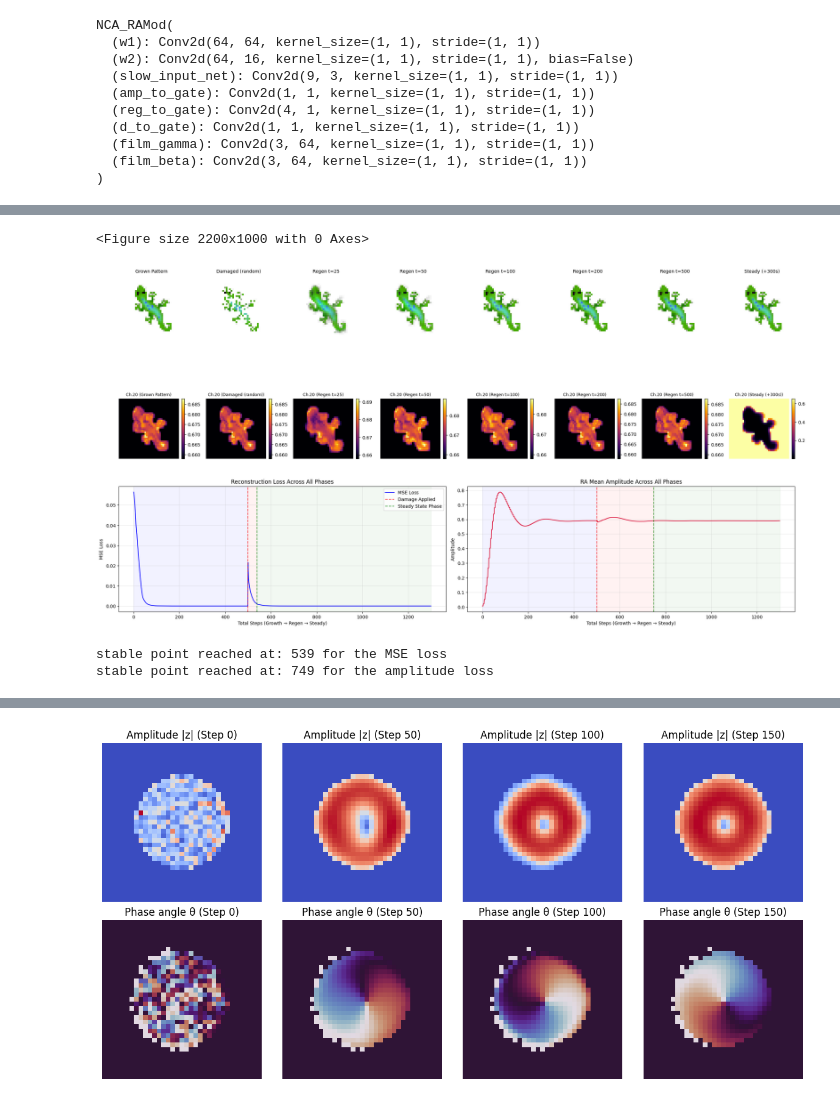
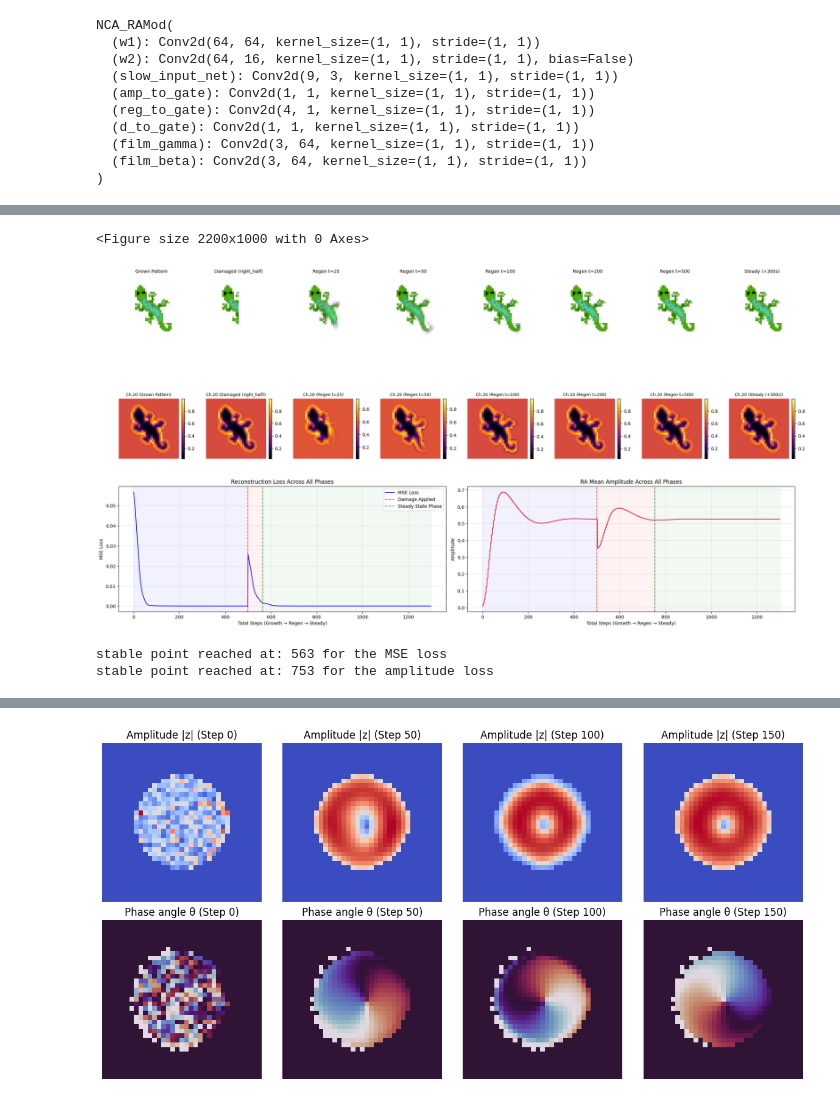
Before and after one commit to lshofsl/Thesis, a Jupyter notebook: NCA_w_RAmod.ipynb, the cells around one changed output, grey strips where cells are left out. Saved outputs shown, nothing was run; the diff lists cells and outputs as text; code cells hidden in the pictures.

```diff
--- a/NCA_w_RAmod.ipynb
+++ b/NCA_w_RAmod.ipynb
@@ -202,7 +202,7 @@ for i in range(TRAINING_ITERS + 1):
 
       current_x = torch.from_numpy(x0_np).to(DEVICE)
 
-    itters = random.randrange(32, 93)
+    itters = random.randrange(64, 94)
     mu_phys_val = torch.nn.functional.softplus(nca.mu).item() + 1e-4
     betar_phys_val = torch.nn.functional.softplus(nca.g0).item() + 1e-4
     target_r = np.sqrt(mu_phys_val / betar_phys_val)
@@ -466,29 +454,3 @@ NCA_RAMod(
   (film_gamma): Conv2d(3, 64, kernel_size=(1, 1), stride=(1, 1))
   (film_beta): Conv2d(3, 64, kernel_size=(1, 1), stride=(1, 1))
 )
-# %%
-omega = nca.omega.item()
-ratios_a, ratios_b = [], []
-
-for i in range(len(pde_steps)):
-    a, b = a_log[i], b_log[i]
-    live = (a.abs() > 1e-6).float()
-    n = live.sum().clamp(min=1)
-
-    Ia = io_log[i]['I_signals'][:, 0:1]
-    Ib = io_log[i]['I_signals'][:, 1:2]
-
-    mean_Ia = (Ia.abs() * live).sum() / n
-    mean_Ib = (Ib.abs() * live).sum() / n
-    mean_wa = (omega * a).abs().mul(live).sum() / n
-    mean_wb = (omega * b).abs().mul(live).sum() / n
-
-    ratios_a.append((mean_Ia / (mean_wa + 1e-8)).item())
-    ratios_b.append((mean_Ib / (mean_wb + 1e-8)).item())
-
-plt.plot(pde_steps, ratios_a, label='|I_a| / |ω·a|')
-plt.plot(pde_steps, ratios_b, label='|I_b| / |ω·b|')
-plt.axhline(1.0, color='gray', linestyle='--', linewidth=0.8, label='equal magnitude')
-plt.xlabel('PDE step (t, every k=4)'); plt.ylabel('ratio')
-plt.legend(); plt.title('Injected input vs. intrinsic rotation magnitude')
-plt.show()
@@ -860,7 +940,7 @@ def visualize_regeneration(nca, seed, base, damage,
             record_metrics(x, amp)
 
     img_grown = x[0, :channels].permute(1, 2, 0).cpu().clip(0, 1).numpy()
-    reg_grown = x[0, 19].cpu()
+    reg_grown = x[0, 20].cpu()
 
     # ------------------------------------------------------------------
     # Phase 2: Apply Damage & Regeneration
@@ -872,7 +952,7 @@ def visualize_regeneration(nca, seed, base, damage,
 
     x = x_damaged
     img_damaged = x[0, :channels].permute(1, 2, 0).cpu().clip(0, 1).numpy()
-    reg_damaged = x[0, 19].cpu()
+    reg_damaged = x[0, 20].cpu()
 
     regen_frames = []
     reg_frames = []
@@ -884,9 +964,9 @@ def visualize_regeneration(nca, seed, base, damage,
             record_metrics(x, amp)
             if t in capture_steps:
                 regen_frames.append(x[0, :channels].permute(1, 2, 0).cpu().clip(0, 1).numpy())
-                regeneration_gate = x[0, 19].cpu().clone()
+                regeneration_gate = x[0, 20].cpu().clone()
                 regeneration_gate = torch.where(regeneration_gate > 0.5, 1.0, 0.0)
-                reg_frames.append(x[0,19].cpu())
+                reg_frames.append(x[0,20].cpu())
 
     # ------------------------------------------------------------------
     # Phase 3: Steady State Testing (Post-Regeneration Persistence)
@@ -897,7 +977,7 @@ def visualize_regeneration(nca, seed, base, damage,
             record_metrics(x, amp)
 
     img_steady = x[0, :channels].permute(1, 2, 0).cpu().clip(0, 1).numpy()
-    reg_steady = x[0, 21].cpu()
+    reg_steady = x[0, 20].cpu()
 
 
 
@@ -975,12 +1055,12 @@ def visualize_regeneration(nca, seed, base, damage,
     print("stable point reached at:", steady_mse_step, "for the MSE loss")
     print("stable point reached at:", steady_amp_step, "for the amplitude loss")
 # %%
-visualize_regeneration(nca, seed, base, "random")
+visualize_regeneration(nca, seed, base, "right_half")
 # %% [output]
 <Figure size 2200x1000 with 0 Axes>
-[figure, old version]
+[figure, new version]
-stable point reached at: 539 for the MSE loss
-stable point reached at: 749 for the amplitude loss
+stable point reached at: 563 for the MSE loss
+stable point reached at: 753 for the amplitude loss
 # %%
 import pandas as pd
 
```
Also changed, not shown: parts of 18 cells of this notebook.
